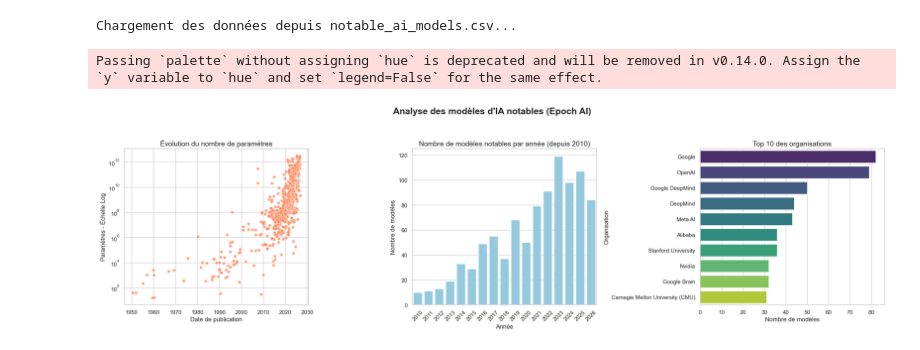
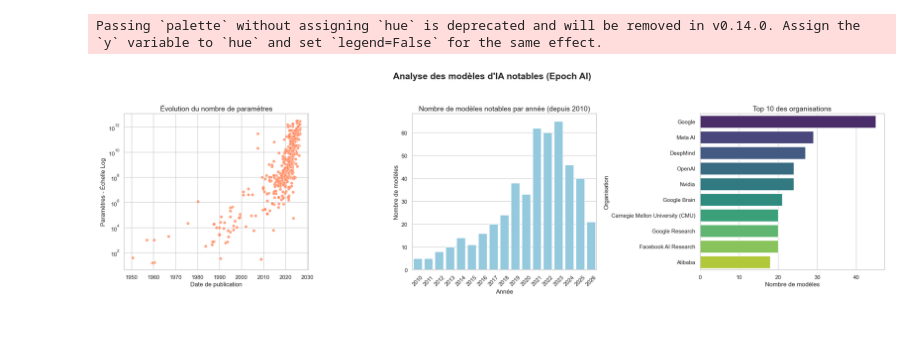
Before and after one commit to DufaudSimon/Projet_Impact_IA_Generative, a Jupyter notebook: Data/Models/Entraînement_des_modèles_évolution/Code_graphiques.ipynb, the cells around one changed output. Drawn from its saved outputs; the diff is of its cells as text; code cells hidden in the pictures.

Commit message:
Nettoyage_BDD_modele_IA

```diff
--- a/Data/Models/Entraînement_des_modèles_évolution/Code_graphiques.ipynb
+++ b/Data/Models/Entraînement_des_modèles_évolution/Code_graphiques.ipynb
@@ -5,9 +5,8 @@ import seaborn as sns
 
 # 1. Configuration initiale
 sns.set_theme(style="whitegrid")
-fichier_csv = "notable_ai_models.csv"
+fichier_csv = "notable_ai_models_propre.csv"
 
-print(f"Chargement des données depuis {fichier_csv}...")
 df = pd.read_csv(fichier_csv)
 
 # 2. Nettoyage et préparation des données
@@ -30,43 +29,36 @@ if col_params in df.columns:
     df_params = df.dropna(subset=[col_params])
     sns.scatterplot(data=df_params, x=col_date, y=col_params, color='coral', alpha=0.7, ax=ax1)
     ax1.set_yscale('log')
     ax1.set_title('Évolution du nombre de paramètres', fontsize=14)
     ax1.set_xlabel('Date de publication')
     ax1.set_ylabel('Paramètres - Échelle Log')
-else:
-    ax1.text(0.5, 0.5, 'Données de paramètres non trouvées', ha='center')
 
 # --- Graphique 2 : Nombre de modèles publiés par année ---
 ax2 = axes[1]
 models_per_year = df['Year'].value_counts().sort_index()
 models_per_year = models_per_year[models_per_year.index >= 2010]
 sns.barplot(x=models_per_year.index.astype(int), y=models_per_year.values, color='skyblue', ax=ax2)
 ax2.set_title('Nombre de modèles notables par année (depuis 2010)', fontsize=14)
 ax2.set_xlabel('Année')
 ax2.set_ylabel('Nombre de modèles')
 ax2.tick_params(axis='x', rotation=45)
 
 # --- Graphique 3 : Top 10 des organisations ---
 ax3 = axes[2]
 if col_org in df.columns:
     orgs = df[col_org].dropna().str.split(',').explode().str.strip()
     top_orgs = orgs.value_counts().head(10)
     sns.barplot(y=top_orgs.index, x=top_orgs.values, palette='viridis', ax=ax3)
     ax3.set_title('Top 10 des organisations', fontsize=14)
     ax3.set_xlabel('Nombre de modèles')
     ax3.set_ylabel('Organisation')
-else:
-    ax3.text(0.5, 0.5, 'Données d\'organisation non trouvées', ha='center')
 
-# Ajustement de la mise en page
+# Ajustement de la mise en page et affichage
 plt.tight_layout()
-
-# Affichage direct (sans sauvegarde)
 plt.show()
 # %% [output]
-Chargement des données depuis notable_ai_models.csv...
+Passing `palette` without assigning `hue` is deprecated and will be removed in v0.14.0. Assign the `y` variable to `hue` and set `legend=False` for the same effect.
-Passing `palette` without assigning `hue` is deprecated and will be removed in v0.14.0. Assign the `y` variable to `hue` and set `legend=False` for the same effect.
-[figure, old version]
+[figure, new version]
 # %%
 import pandas as pd
 import plotly.graph_objects as go
```
Also changed, not shown: parts of 1 cell of this notebook, 6 other files.
